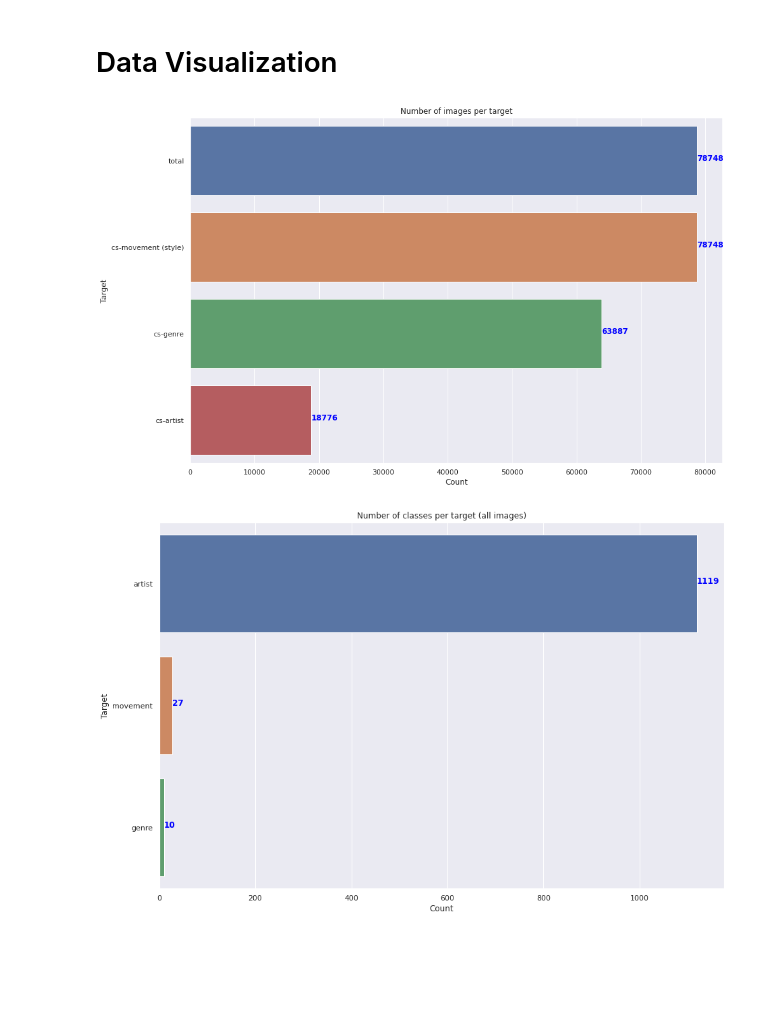
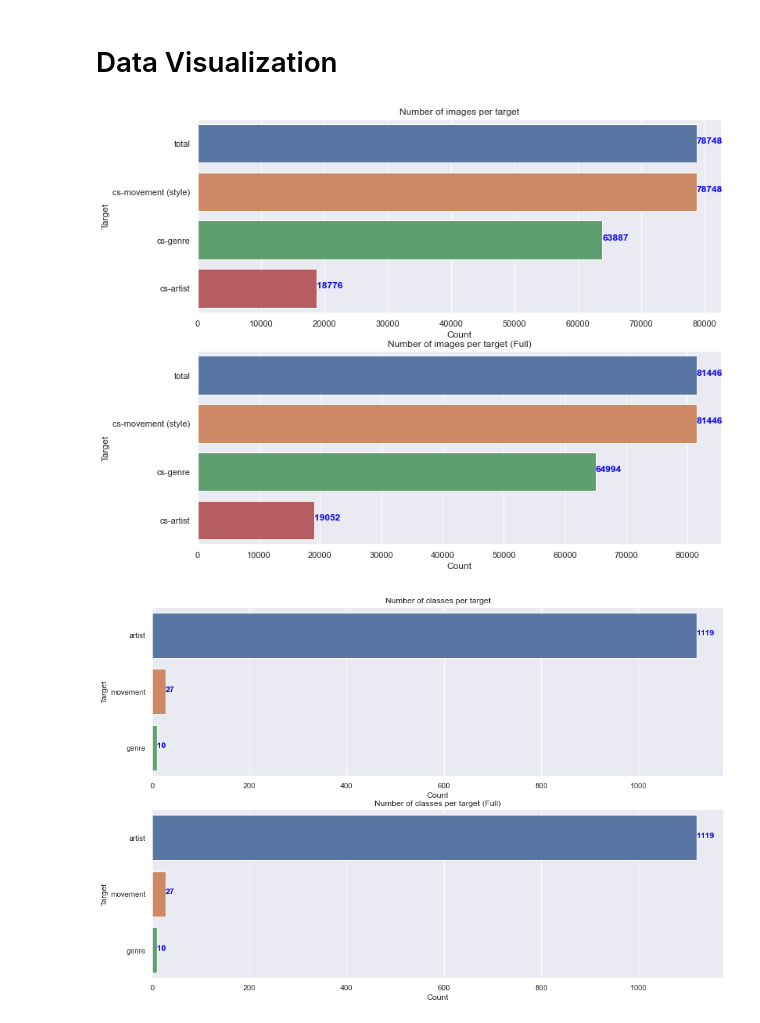
Before and after one commit to gregoirelafay/neural-art, a Jupyter notebook: notebooks/gregoire_data_preparation.ipynb, the cells around one changed output. Saved outputs shown, nothing was run; the diff lists cells and outputs as text; code cells hidden in the pictures; blank space fills up the shorter version.

Commit message:
Update data viz in data_preparation

```diff
--- a/notebooks/gregoire_data_preparation.ipynb
+++ b/notebooks/gregoire_data_preparation.ipynb
@@ -91,36 +106,61 @@ Done: 81446 image(s) copied, 81446 image(s) in the folder
 # %%
 col = ['cs_split_artist','cs_split_genre','cs_split_style','cs_path']
 
-fig, ax = plt.subplots(1,1,figsize=(15,10))
+fig, ax = plt.subplots(2,1,figsize=(12,10))
 sns.barplot(y=data[col].count().index,
             x=data[col].count().values,
             order=data[col].count().sort_values(ascending=False).index,
-            ax=ax);
+            ax=ax[0]);
 
 for i, v in enumerate(data[col].count().sort_values(ascending=False).values):
-    ax.text(v, i , str(v), color='blue', fontweight='bold')
+    ax[0].text(v, i , str(v), color='blue', fontweight='bold')
 
-ax.set_yticklabels(['total','cs-movement (style)','cs-genre','cs-artist']);
-ax.set_title("Number of images per target");
-ax.set_xlabel("Count");
-ax.set_ylabel("Target");
+ax[0].set_yticklabels(['total','cs-movement (style)','cs-genre','cs-artist']);
+ax[0].set_title("Number of images per target");
+ax[0].set_xlabel("Count");
+ax[0].set_ylabel("Target");
+
+sns.barplot(y=data_full[col].count().index,
+            x=data_full[col].count().values,
+            order=data[col].count().sort_values(ascending=False).index,
+            ax=ax[1]);
+
+for i, v in enumerate(data_full[col].count().sort_values(ascending=False).values):
+    ax[1].text(v, i , str(v), color='blue', fontweight='bold')
+
+ax[1].set_yticklabels(['total','cs-movement (style)','cs-genre','cs-artist']);
+ax[1].set_title("Number of images per target (Full)");
+ax[1].set_xlabel("Count");
+ax[1].set_ylabel("Target");
 # %% [output]
-[figure, old version]
+[figure, new version]
 # %%
 col = ['artist','genre','movement']
 
-fig, ax = plt.subplots(1,1,figsize=(15,10))
+fig, ax = plt.subplots(2,1,figsize=(15,10))
 sns.barplot(y=data[col].nunique().index,
             x=data[col].nunique().values,
             order=data[col].nunique().sort_values(ascending=False).index,
-            ax=ax);
+            ax=ax[0]);
 
 for i, v in enumerate(data[col].nunique().sort_values(ascending=False).values):
-    ax.text(v, i , str(v), color='blue', fontweight='bold')
+    ax[0].text(v, i , str(v), color='blue', fontweight='bold')
 
-ax.set_title("Number of classes per target (all images)");
-ax.set_xlabel("Count");
-ax.set_ylabel("Target");
+ax[0].set_title("Number of classes per target");
+ax[0].set_xlabel("Count");
+ax[0].set_ylabel("Target");
+
+sns.barplot(y=data_full[col].nunique().index,
+            x=data_full[col].nunique().values,
+            order=data_full[col].nunique().sort_values(ascending=False).index,
+            ax=ax[1]);
+
+for i, v in enumerate(data_full[col].nunique().sort_values(ascending=False).values):
+    ax[1].text(v, i , str(v), color='blue', fontweight='bold')
+
+ax[1].set_title("Number of classes per target (Full)");
+ax[1].set_xlabel("Count");
+ax[1].set_ylabel("Target");
 # %% [output]
-[figure, old version]
+[figure, new version]
 # %%
```
Also changed, not shown: parts of 12 cells of this notebook.
